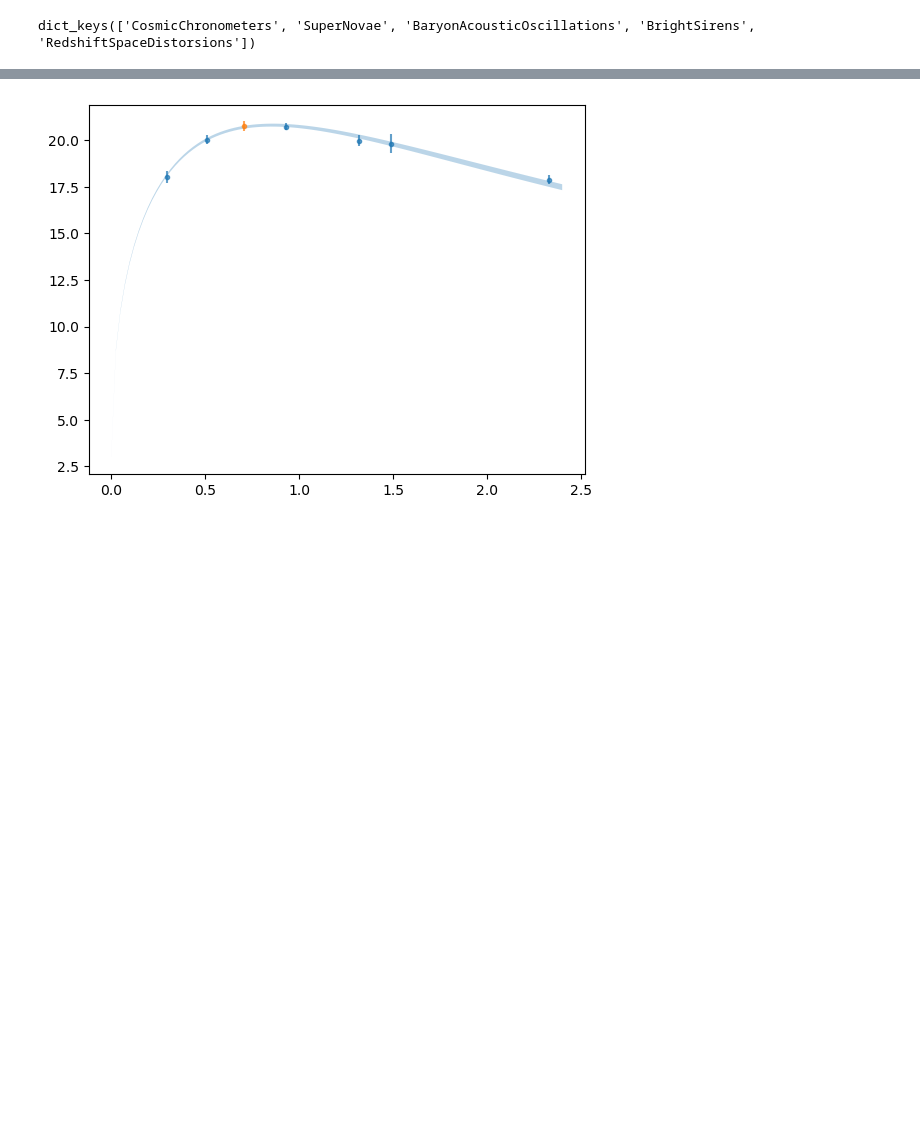
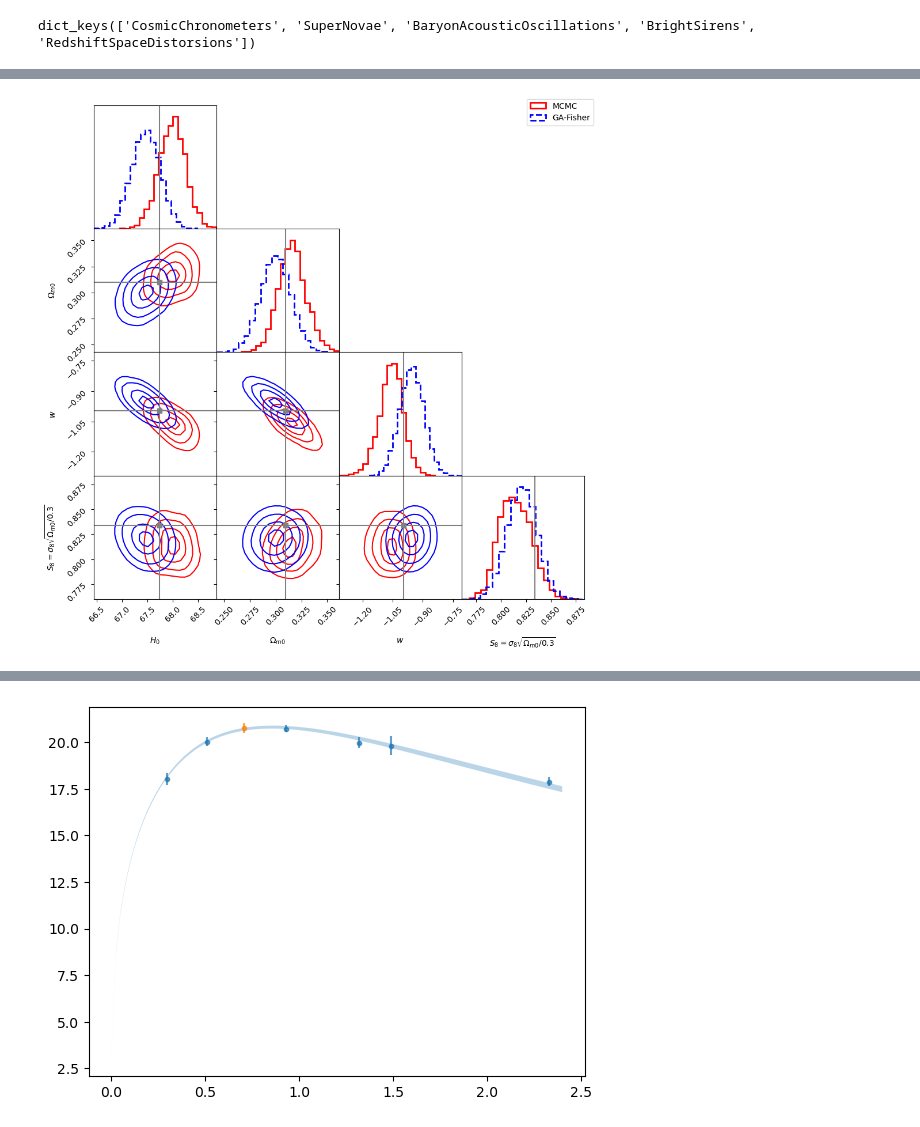
Before and after one commit to reggiebernardo/cosmo_learn, a Jupyter notebook: cosmo_tutorial.ipynb, the cells around one changed output, grey strips where cells are left out. Saved outputs shown, nothing was run; the diff lists cells and outputs as text; code cells hidden in the pictures; blank space fills up the shorter version.

```diff
--- a/cosmo_tutorial.ipynb
+++ b/cosmo_tutorial.ipynb
@@ -460,8 +461,8 @@ prior_ga=[[prior_dict['H0_min'], prior_dict['H0_max']], [prior_dict['Om0_min'],
           [rd_fid_prior['mu']-20*rd_fid_prior['sigma'], rd_fid_prior['mu']+20*rd_fid_prior['sigma']]]
 fitness_func=lambda x: -2*gw_cosmo.llprob_wcdm(x, prior_dict=prior_dict, rd_fid_prior=rd_fid_prior)
 
-ga_params={'max_num_iteration': 300, 'population_size':100, 'mutation_probability': 0.3, \
+ga_params={'max_num_iteration': 3000, 'population_size':100, 'mutation_probability': 0.3, \
            'elit_ratio': 0.01, 'crossover_probability': 0.5, 'parents_portion': 0.3, \
            'crossover_type':'uniform', 'max_iteration_without_improv': None}
-# gaFisher_samples=gw_cosmo.get_gaFisher_samples(fitness_func, prior_ga, ga_params=ga_params, \
-#                                                llprob=llprob, nsamples=(nmcmc-nburn)*nwalkers)
+gaFisher_samples=gw_cosmo.get_gaFisher_samples(fitness_func, prior_ga, ga_params=ga_params, \
+                                               llprob=llprob, nsamples=(nmcmc-nburn)*nwalkers)
@@ -468,14 +484,16 @@ ga_params={'max_num_iteration': 300, 'population_size':100, 'mutation_probabilit
 # %%
-# labels = [r'$H_0$', r'$\Omega_{m0}$', r'$w$', r'$S_8$']
-# # params_true = [67.74, 0.3095, -0.997, 0.834]
+labels = [r'$H_0$', r'$\Omega_{m0}$', r'$w$', r'$S_8=\sigma_8 \sqrt{\Omega_{m0}/0.3}$']
+params_true = [67.74, 0.3095, -0.997, 0.834]
 # params_true = [70, 0.3, -1, 0.8]
 
-# corner_plot = add_corner(mcmc_samples[:,:4], labels, color='red', ls='-')
-# add_corner(gaFisher_samples[:,:4], labels, fig=corner_plot, color='blue', ls='--', \
-#            add_truth=params_true, truth_color='gray')
+corner_plot = add_corner(mcmc_samples[:,:4], labels, color='red', ls='-')
+add_corner(gaFisher_samples[:,:4], labels, fig=corner_plot, color='blue', ls='--', \
+           add_truth=params_true, truth_color='gray')
 
-# legend_labels = ['MCMC', 'GA-Fisher']
-# corner_plot.legend(legend_labels, loc='upper right')
-# corner_plot.tight_layout(); corner_plot.subplots_adjust(hspace=0, wspace=0)
-# # corner_plot.savefig('figs/corner_fname.pdf', bbox_inches='tight')
-# plt.show()
+legend_labels = ['MCMC', 'GA-Fisher']
+corner_plot.legend(legend_labels, loc='upper right')
+corner_plot.tight_layout(); corner_plot.subplots_adjust(hspace=0, wspace=0)
+# corner_plot.savefig('figs/corner_fname.pdf', bbox_inches='tight')
+plt.show()
+# %% [output]
+[figure, added]
```
Also changed, not shown: parts of 14 cells of this notebook, 2 other files.
